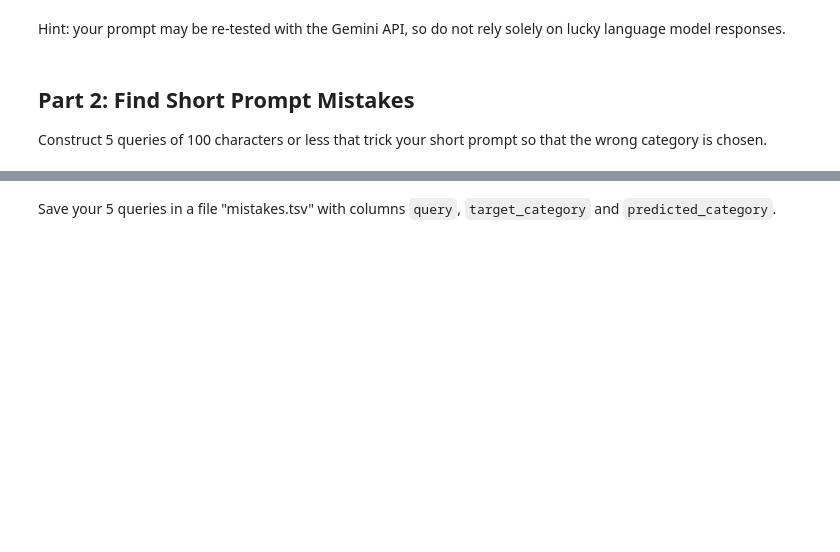
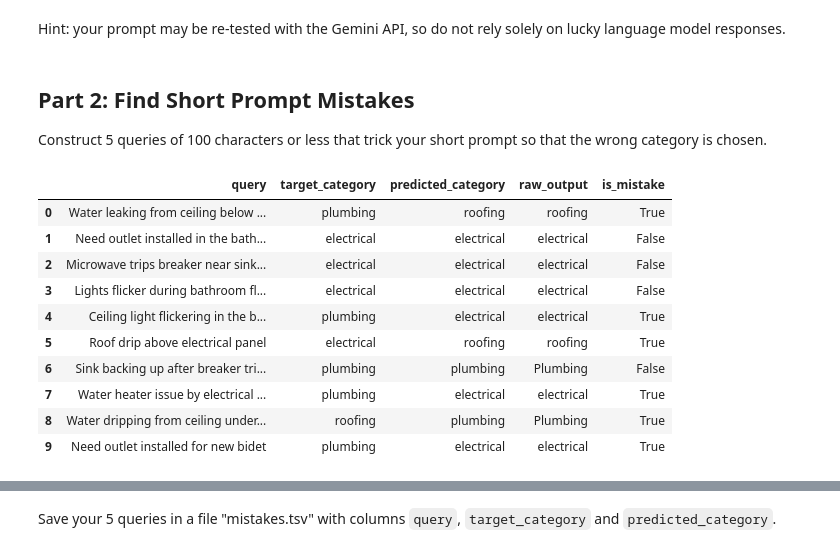
Before and after one commit to paumar2/bu-dx704-pmm, a Jupyter notebook: project-11/project-11.ipynb, the cells around one changed output, grey strips where cells are left out. Saved outputs shown, nothing was run; the diff lists cells and outputs as text; code cells hidden in the pictures; blank space fills up the shorter version.

```diff
--- a/project-11/project-11.ipynb
+++ b/project-11/project-11.ipynb
@@ -129,0 +159,56 @@ Construct 5 queries of 100 characters or less that trick your short prompt so th
+# %%
+# YOUR CHANGES HERE
+#construct 5 queries
+mistake_candidates = pd.DataFrame([
+    {"query": "Water leaking from ceiling below attic", "target_category": "plumbing"},
+    {"query": "Need outlet installed in the bathroom for a toilet", "target_category": "electrical"},
+    {"query": "Microwave trips breaker near sink leak", "target_category": "electrical"},
+    {"query": "Lights flicker during bathroom floods", "target_category": "electrical"},
+    {"query": "Ceiling light flickering in the bathroom shower", "target_category": "plumbing"},
+    {"query": "Roof drip above electrical panel", "target_category": "electrical"},
+    {"query": "Sink backing up after breaker tripped", "target_category": "plumbing"},
+    {"query": "Water heater issue by electrical panel", "target_category": "plumbing"},
+    {"query": "Water dripping from ceiling under attic", "target_category": "roofing"},
+    {"query": "Need outlet installed for new bidet", "target_category": "plumbing"}
+])
+
+#classify queries
+def classify_query(query):
+    prompt = prompt_template.format(query=query)
+
+    response = client.models.generate_content(
+        model="gemini-2.5-flash",
+        contents=prompt,
+        config={"temperature": 0}
+    )
+    raw_output = response.text if hasattr(response, "text") and response.text else ""
+    predicted_category = parse_category(raw_output)
+
+    return predicted_category, raw_output
+
+mistakes = []
+
+for _, row in mistake_candidates.iterrows():
+    predicted_category, raw_output = classify_query(row["query"])
+    mistakes.append({
+        "query": row["query"],
+        "target_category": row["target_category"],
+        "predicted_category": predicted_category,
+        "raw_output": raw_output,
+        "is_mistake": predicted_category != row["target_category"]
+    })
+
+mistakes_df = pd.DataFrame(mistakes)
+mistakes_df
+# %% [output]
+|  | query | target_category | predicted_category | raw_output | is_mistake |
+| 0 | Water leaking from ceiling below ... | plumbing | roofing | roofing | True |
+| 1 | Need outlet installed in the bath... | electrical | electrical | electrical | False |
+| 2 | Microwave trips breaker near sink... | electrical | electrical | electrical | False |
+| 3 | Lights flicker during bathroom fl... | electrical | electrical | electrical | False |
+| 4 | Ceiling light flickering in the b... | plumbing | electrical | electrical | True |
+| 5 | Roof drip above electrical panel | electrical | roofing | roofing | True |
+| 6 | Sink backing up after breaker tri... | plumbing | plumbing | Plumbing | False |
+| 7 | Water heater issue by electrical ... | plumbing | electrical | electrical | True |
+| 8 | Water dripping from ceiling under... | roofing | plumbing | Plumbing | True |
+| 9 | Need outlet installed for new bidet | plumbing | electrical | electrical | True |
```
Also changed, not shown: parts of 16 cells of this notebook, 6 other files.
